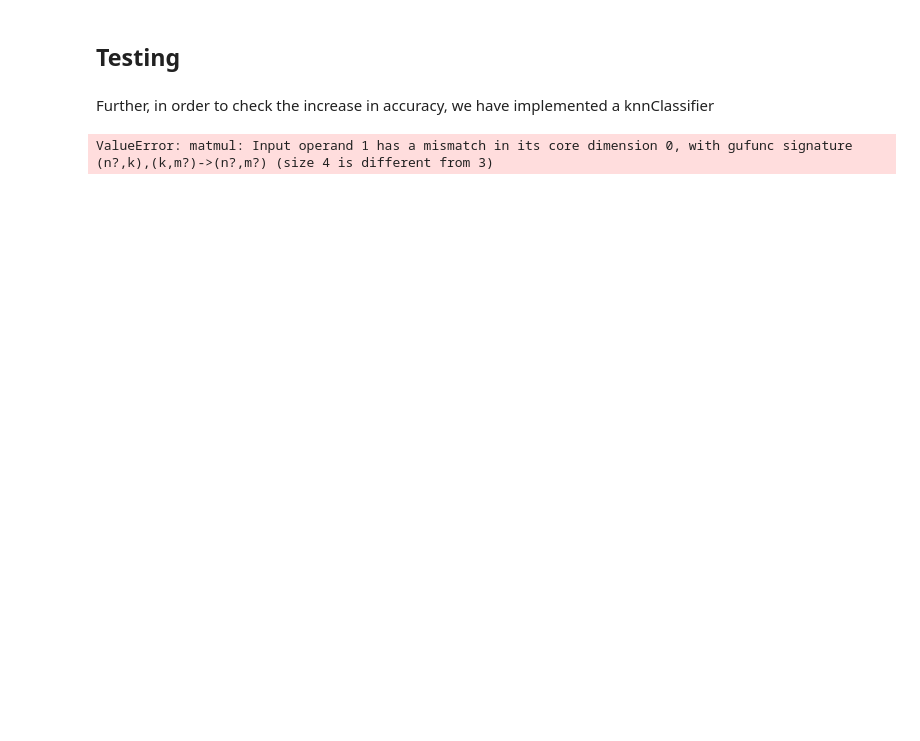
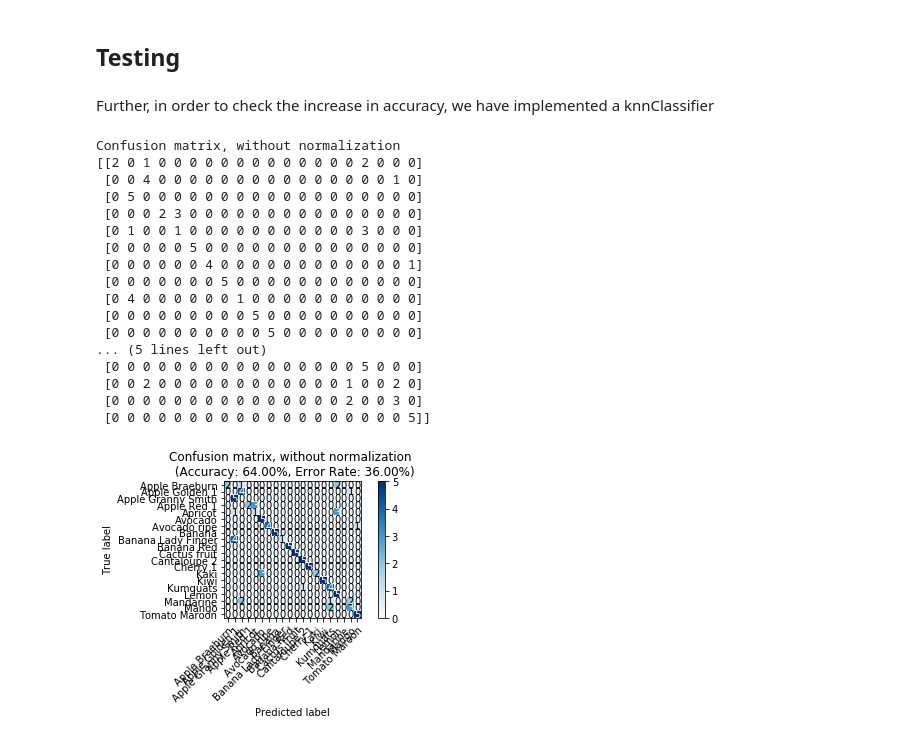
Before and after one commit to Holstrup/MetricLearning, a Jupyter notebook: MetricLearning/LMNN2.ipynb, the cells around one changed output. Saved outputs shown, nothing was run; the diff lists cells and outputs as text; code cells hidden in the pictures; blank space fills up the shorter version.

```diff
--- a/MetricLearning/LMNN2.ipynb
+++ b/MetricLearning/LMNN2.ipynb
@@ -357,8 +385,11 @@ pca = sk_decomp.PCA(n_components=K)
 pca.fit(X_train.T)
 X_train = pca.transform(X_train.T)
 X_train = abs(X_train / np.linalg.norm(X_train))
+
+X_test = pca.transform(X_test.T)
+X_test = abs(X_test / np.linalg.norm(X_test))
+
 s_score = sk_metrics.silhouette_score(X_train, y_train, metric='euclidean')
-
 print("Explained variance of low dimensional data is: {}".format(sum(pca.explained_variance_ratio_)))
 print("Silhouette Score of data is: {}".format(s_score))
 # %% [output]
@@ -391,9 +418,9 @@ lossList = []
 
 for i in range(ITERATIONS):
     print(i)
-    Gt = (1 - mu) * Pull(X_train, L) + mu * Push(X_train, L, y_train)
-    loss = loss_function(X_train, y_train, L)
-#     Gt, loss = gradient_and_loss_function(X_train, y_train, L)
+#     Gt = (1 - mu) * Pull(X_train, L) + mu * Push(X_train, L, y_train)
+#     loss = loss_function(X_train, y_train, L)
+    Gt, loss = gradient_and_loss_function(X_train, y_train, L)
     lossList.append(loss)
     update_step(Gt)
     print(L)
@@ -450,9 +477,25 @@ Further, in order to check the increase in accuracy, we have implemented a knnCl
 # %%
 prediction = []
 
 for i in range(len(X_test)):
-    prediction.append(mode(knnClassifier.knn(X_test[i], X_train, y_train, L, 5)))
-
+    prediction.append(mode(knnClassifier.knn(X_test[i], X_train, y_train, L, 1)))
 confusion_matrix = plots.plot_confusion_matrix(y_test, prediction, normalize=False)
 # %% [output]
-ValueError: matmul: Input operand 1 has a mismatch in its core dimension 0, with gufunc signature (n?,k),(k,m?)->(n?,m?) (size 4 is different from 3)
+Confusion matrix, without normalization
+[[2 0 1 0 0 0 0 0 0 0 0 0 0 0 0 0 2 0 0 0]
+ [0 0 4 0 0 0 0 0 0 0 0 0 0 0 0 0 0 0 1 0]
+ [0 5 0 0 0 0 0 0 0 0 0 0 0 0 0 0 0 0 0 0]
+ [0 0 0 2 3 0 0 0 0 0 0 0 0 0 0 0 0 0 0 0]
+ [0 1 0 0 1 0 0 0 0 0 0 0 0 0 0 0 3 0 0 0]
+ [0 0 0 0 0 5 0 0 0 0 0 0 0 0 0 0 0 0 0 0]
+ [0 0 0 0 0 0 4 0 0 0 0 0 0 0 0 0 0 0 0 1]
+ [0 0 0 0 0 0 0 5 0 0 0 0 0 0 0 0 0 0 0 0]
+ [0 4 0 0 0 0 0 0 1 0 0 0 0 0 0 0 0 0 0 0]
+ [0 0 0 0 0 0 0 0 0 5 0 0 0 0 0 0 0 0 0 0]
+ [0 0 0 0 0 0 0 0 0 0 5 0 0 0 0 0 0 0 0 0]
+... (5 lines left out)
+ [0 0 0 0 0 0 0 0 0 0 0 0 0 0 0 0 5 0 0 0]
+ [0 0 2 0 0 0 0 0 0 0 0 0 0 0 0 1 0 0 2 0]
+ [0 0 0 0 0 0 0 0 0 0 0 0 0 0 0 2 0 0 3 0]
+ [0 0 0 0 0 0 0 0 0 0 0 0 0 0 0 0 0 0 0 5]]
+[figure, added]
```
Also changed, not shown: parts of 8 cells of this notebook, 2 other files.
